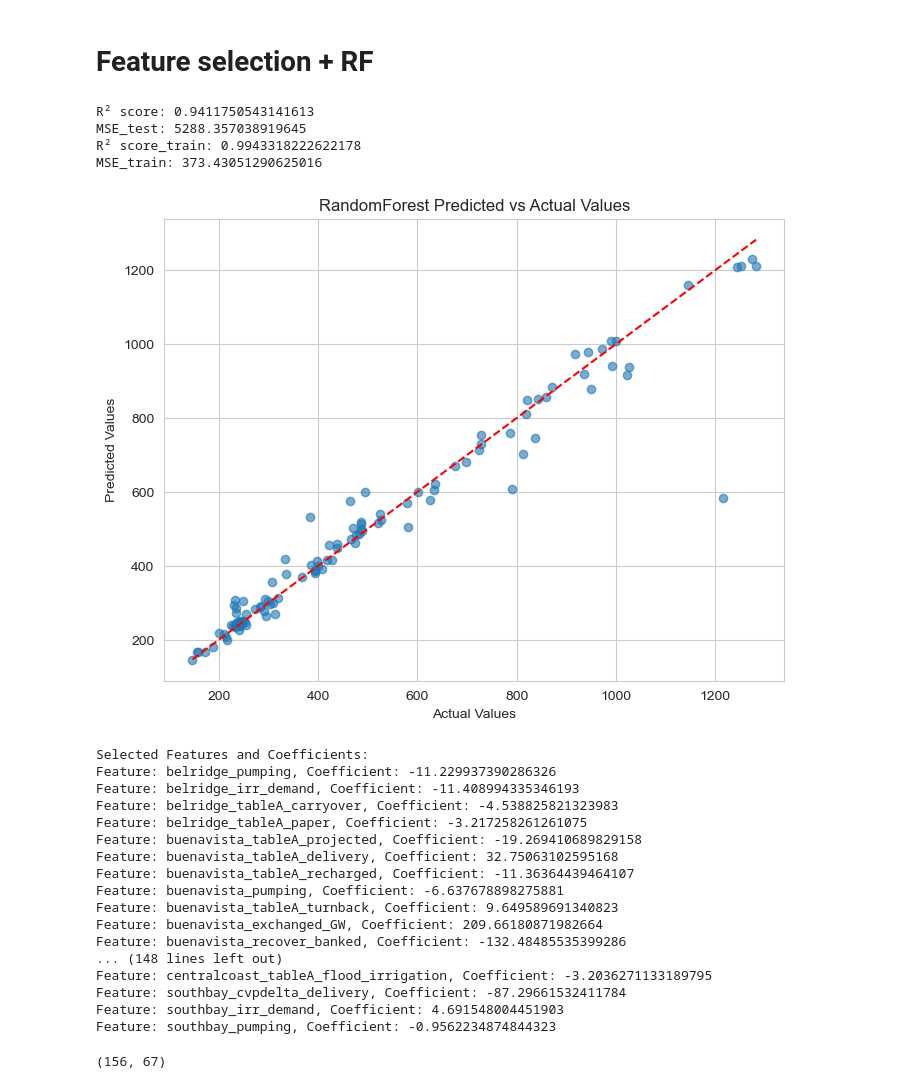
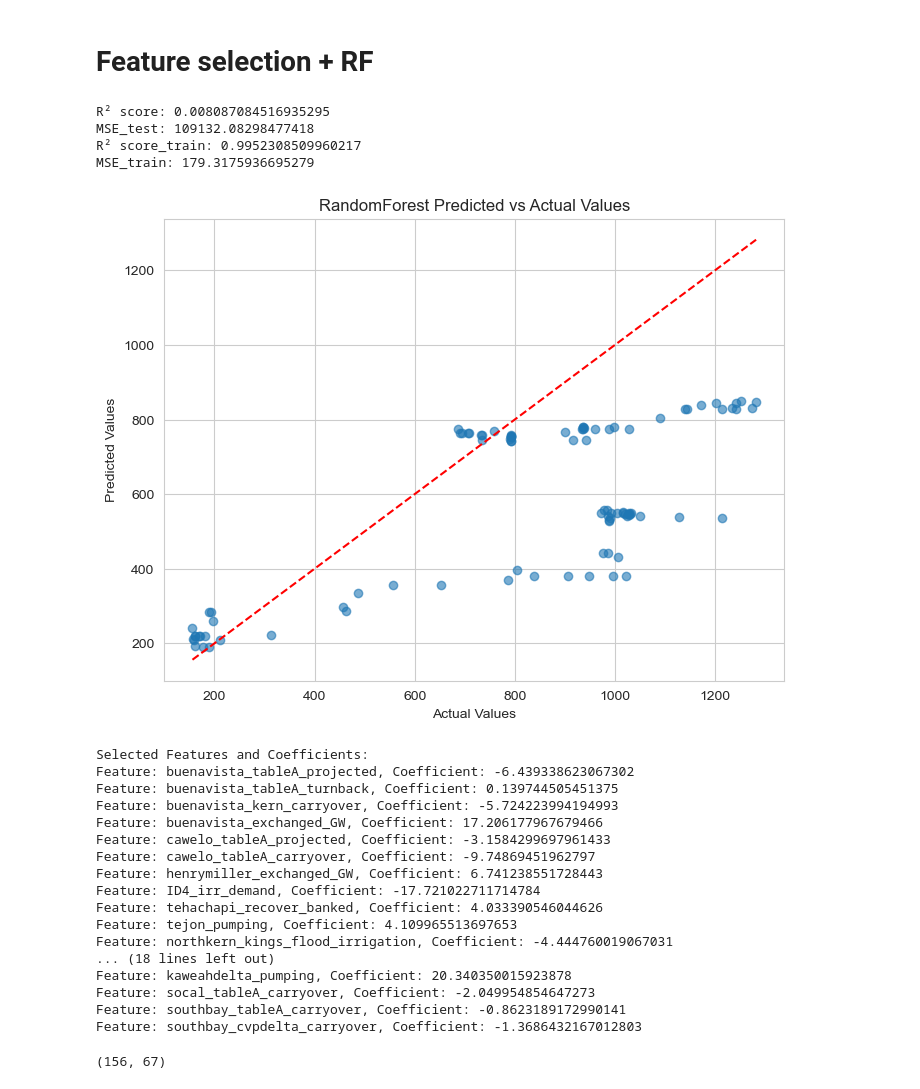
Before and after one commit to dlkency/CALFEWS, a Jupyter notebook: CALFEW_water_price_index.ipynb, the cells around one changed output. Saved outputs shown, nothing was run; the diff lists cells and outputs as text; code cells hidden in the pictures.

```diff
--- a/CALFEW_water_price_index.ipynb
+++ b/CALFEW_water_price_index.ipynb
@@ -358,0 +362,12 @@ datDaily_selected
+# %%
+# Define the rolling window size (6 months)
+# Note: Pandas uses '180D' for a 6-month period assuming approx. 30 days per month
+window_size = '180D'
+
+# Compute the 6-month rolling average centered on each date
+average_values_df = datDaily_selected.rolling(window=window_size, center=False).mean()
+
+# Reset the index to have 'Date' as a column again if needed
+# average_values_df.reset_index(inplace=True)
+
+average_values_df.head()
@@ -359,9 +382,7 @@ datDaily_selected
 # %%
-merged_df = pd.merge(datDaily_selected, combined_df, left_on=datDaily_selected.index, right_on='Date')
+merged_df = pd.merge(average_values_df, combined_df, left_on=average_values_df.index, right_on='Date')
 
-merged_df.set_index("Date", inplace = True)
+# merged_df.set_index("Date", inplace = True)
 merged_df
-# Step 3: Optionally, drop the 'index' column if no longer needed
-# merged_df.drop('index', axis=1, inplace=True)
 # %% [output]
 |  | berrenda_tableA_delivery | berrenda_kings_flood | berrenda_tableA_flood | berrenda_tableA_flood_irrigation | ... |
@@ -652,9 +686,10 @@ from sklearn.ensemble import RandomForestRegressor
 from sklearn.metrics import mean_squared_error, r2_score
 import matplotlib.pyplot as plt
 import numpy as np
-X = merged_df.drop("NQH2O", axis=1).values
+X = merged_df.drop(["6_Month_Forward_Avg", "NQH2O"], axis=1).values
 y = merged_df["NQH2O"].values
 time = merged_df.index.values
+
 X_train, X_test, y_train, y_test, time_train,  _ = train_test_split(X, y, time, test_size=0.20, random_state=0)
 # Standardize the data
 scaler = StandardScaler()
@@ -682,55 +717,55 @@ y_pred_train = model.predict(X_train_selected)
 # Calculate R² and MSE
 r2_test = r2_score(y_test, y_pred)
 mse_test = mean_squared_error(y_test, y_pred)
 r2_train = r2_score(y_train, y_pred_train)
 mse_train = mean_squared_error(y_train, y_pred_train)
 print(f"R² score: {r2_test}")
 print(f"MSE_test: {mse_test}")
 print(f"R² score_train: {r2_train}")
 print(f"MSE_train: {mse_train}")
 
 # Plot y_pred vs y_test
 plt.figure(figsize=(8, 6))
 plt.scatter(y_test, y_pred, alpha=0.6)
 plt.xlabel('Actual Values')
 plt.ylabel('Predicted Values')
 plt.title('RandomForest Predicted vs Actual Values')
 plt.plot([min(y_test), max(y_test)], [min(y_test), max(y_test)], color='red', linestyle='--')  # Diagonal line
 plt.show()
 
 # Analyze selected features and their importance
 selected_feature_indices = np.where(sfm.get_support())[0]
 selected_features = merged_df.columns[selected_feature_indices]
 coefficients = lasso_cv.coef_
 
 # Print selected features and their coefficients
 print("Selected Features and Coefficients:")
 selected_features_with_coefficients = zip(selected_features, coefficients[selected_feature_indices])
 for feature, coef in selected_features_with_coefficients:
     print(f"Feature: {feature}, Coefficient: {coef}")
 # %% [output]
-R² score: 0.9411750543141613
-MSE_test: 5288.357038919645
-R² score_train: 0.9943318222622178
-MSE_train: 373.43051290625016
+R² score: 0.008087084516935295
+MSE_test: 109132.08298477418
+R² score_train: 0.9952308509960217
+MSE_train: 179.3175936695279
-[figure, old version]
+[figure, new version]
 Selected Features and Coefficients:
-Feature: belridge_pumping, Coefficient: -11.229937390286326
-Feature: belridge_irr_demand, Coefficient: -11.408994335346193
-Feature: belridge_tableA_carryover, Coefficient: -4.538825821323983
-Feature: belridge_tableA_paper, Coefficient: -3.217258261261075
-Feature: buenavista_tableA_projected, Coefficient: -19.269410689829158
-Feature: buenavista_tableA_delivery, Coefficient: 32.75063102595168
-Feature: buenavista_tableA_recharged, Coefficient: -11.36364439464107
-Feature: buenavista_pumping, Coefficient: -6.637678898275881
-Feature: buenavista_tableA_turnback, Coefficient: 9.649589691340823
-Feature: buenavista_exchanged_GW, Coefficient: 209.66180871982664
-Feature: buenavista_recover_banked, Coefficient: -132.48485535399286
-... (148 lines left out)
-Feature: centralcoast_tableA_flood_irrigation, Coefficient: -3.2036271133189795
-Feature: southbay_cvpdelta_delivery, Coefficient: -87.29661532411784
-Feature: southbay_irr_demand, Coefficient: 4.691548004451903
-Feature: southbay_pumping, Coefficient: -0.9562234874844323
+Feature: buenavista_tableA_projected, Coefficient: -6.439338623067302
+Feature: buenavista_tableA_turnback, Coefficient: 0.139744505451375
+Feature: buenavista_kern_carryover, Coefficient: -5.724223994194993
+Feature: buenavista_exchanged_GW, Coefficient: 17.206177967679466
+Feature: cawelo_tableA_projected, Coefficient: -3.1584299697961433
+Feature: cawelo_tableA_carryover, Coefficient: -9.74869451962797
+Feature: henrymiller_exchanged_GW, Coefficient: 6.741238551728443
+Feature: ID4_irr_demand, Coefficient: -17.721022711714784
+Feature: tehachapi_recover_banked, Coefficient: 4.033390546044626
+Feature: tejon_pumping, Coefficient: 4.109965513697653
+Feature: northkern_kings_flood_irrigation, Coefficient: -4.444760019067031
+... (18 lines left out)
+Feature: kaweahdelta_pumping, Coefficient: 20.340350015923878
+Feature: socal_tableA_carryover, Coefficient: -2.049954854647273
+Feature: southbay_tableA_carryover, Coefficient: -0.8623189172990141
+Feature: southbay_cvpdelta_carryover, Coefficient: -1.3686432167012803
 # %%
 X_train_selected.shape
 # %% [output]
```
Also changed, not shown: parts of 40 cells of this notebook, 7 other files.
